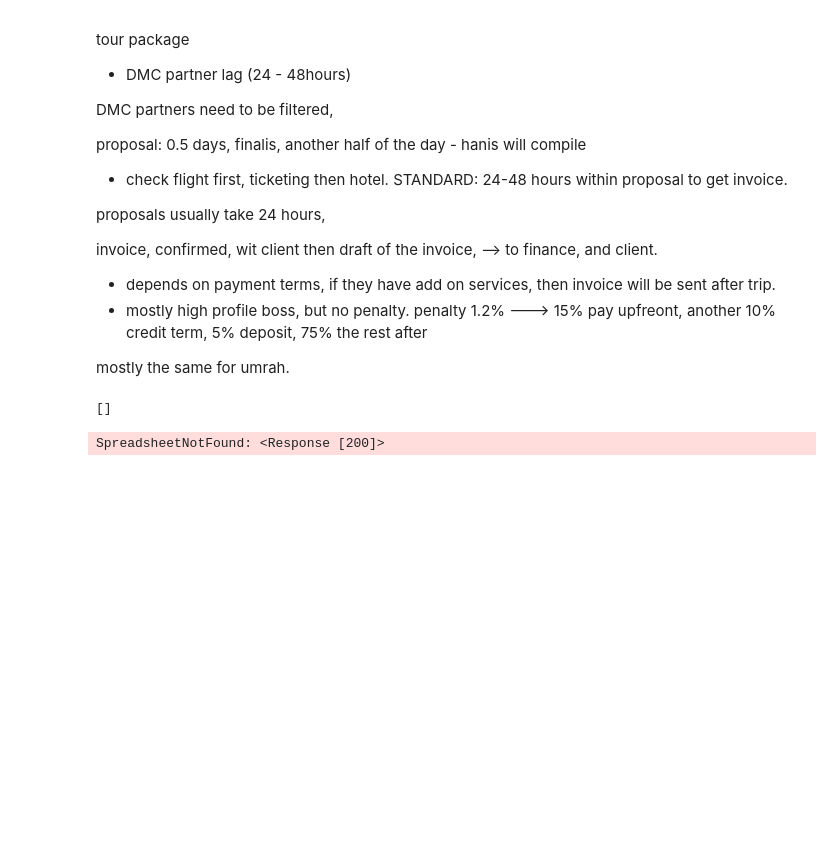
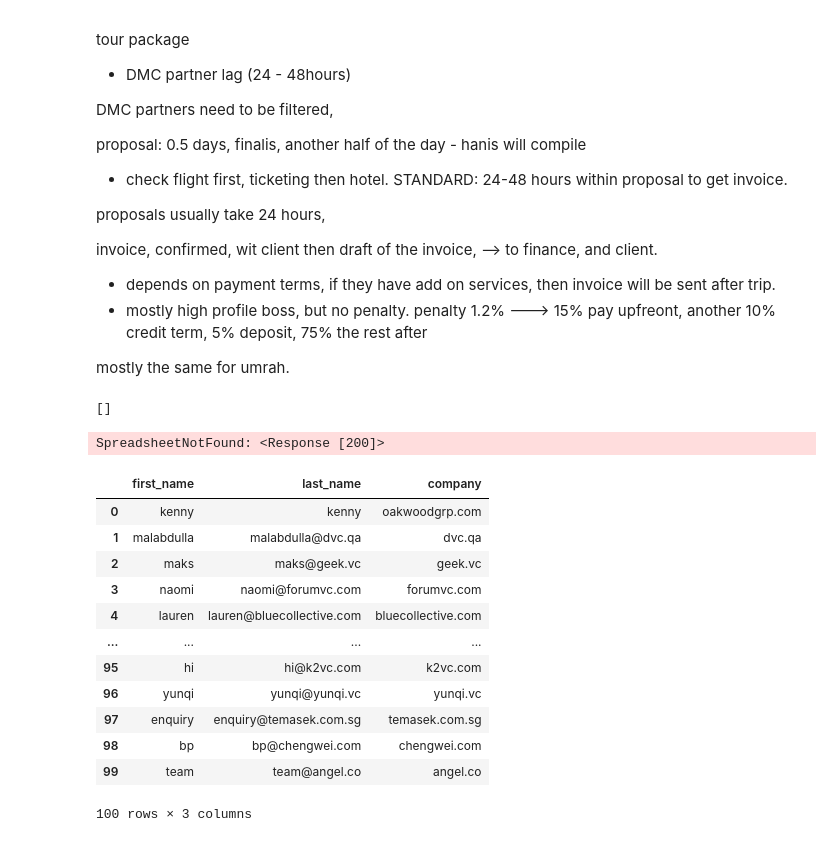
Before and after one commit to shaikrezashafiqbSA/adam-main, a Jupyter notebook: Multimodal_RAG.ipynb, the cells around one changed output. Cells and saved outputs as stored; diff of their text form; code cells hidden in the pictures; blank space fills up the shorter version.

```diff
--- a/Multimodal_RAG.ipynb
+++ b/Multimodal_RAG.ipynb
@@ -1521,3 +1521,19 @@ worksheets = sheet.worksheets()
 print([worksheet.title for worksheet in worksheets])
 # %% [output]
 SpreadsheetNotFound: <Response [200]>
+# %%
+df
+# %% [output]
+|  | first_name | last_name | company |
+| 0 | kenny | kenny | oakwoodgrp.com |
+| 1 | malabdulla | malabdulla@dvc.qa | dvc.qa |
+| 2 | maks | maks@geek.vc | geek.vc |
+| 3 | naomi | naomi@forumvc.com | forumvc.com |
+| 4 | lauren | lauren@bluecollective.com | bluecollective.com |
+| ... | ... | ... | ... |
+| 95 | hi | hi@k2vc.com | k2vc.com |
+| 96 | yunqi | yunqi@yunqi.vc | yunqi.vc |
+| 97 | enquiry | enquiry@temasek.com.sg | temasek.com.sg |
+| 98 | bp | bp@chengwei.com | chengwei.com |
+| 99 | team | team@angel.co | angel.co |
+100 rows × 3 columns
```
Also changed, not shown: parts of 1 cell of this notebook, 2 other files.
